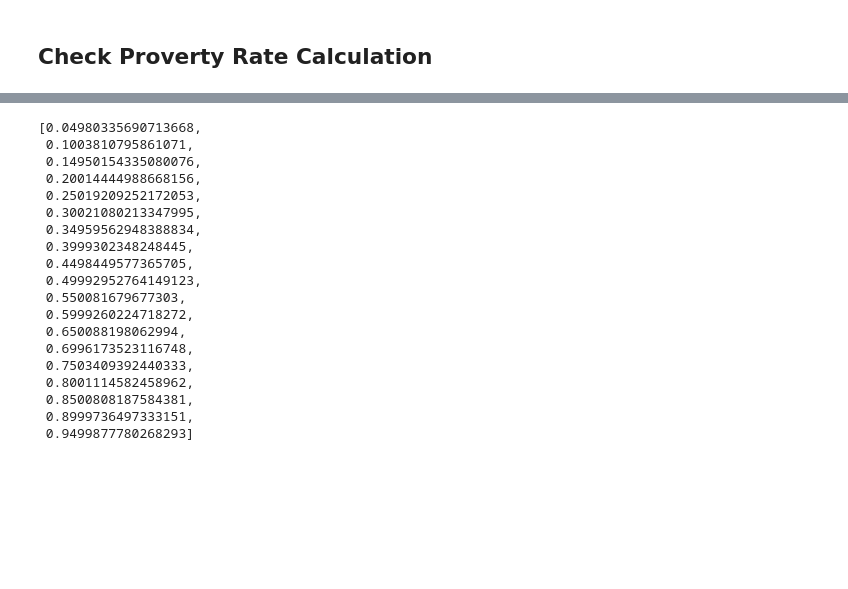
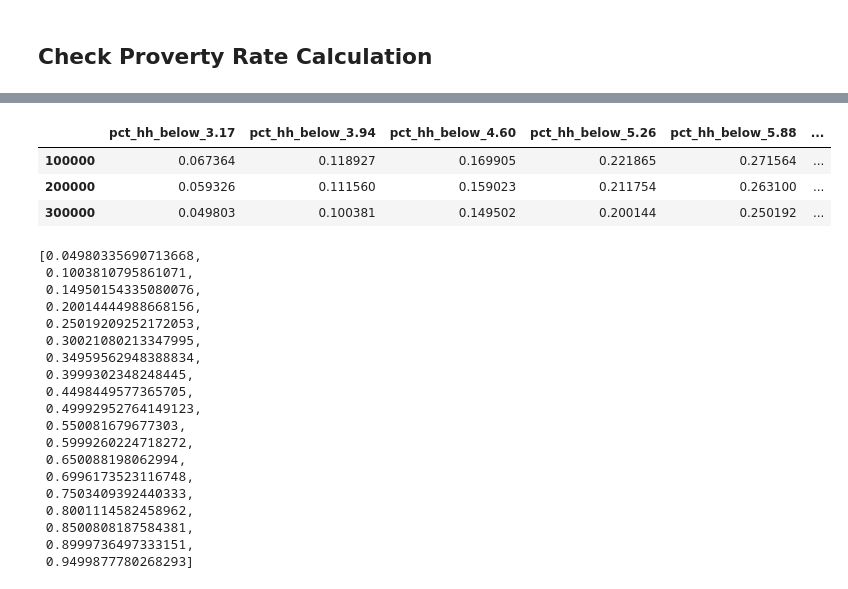
Before and after one commit to mj-datalab/poverty-prediction-challenge, a Jupyter notebook: notebooks/benchmark_analysis.ipynb, the cells around one changed output, grey strips where cells are left out. Cells and saved outputs as stored; diff of their text form; code cells hidden in the pictures; blank space fills up the shorter version.

```diff
--- a/notebooks/benchmark_analysis.ipynb
+++ b/notebooks/benchmark_analysis.ipynb
@@ -160,3 +139,12 @@ array([24.041319 , 11.341756 , 10.10327  , ...,  3.3191581,  6.0887389,
+# %%
+df = df.set_index(hh_data["survey_id"].unique())
+# %%
+df.head()
+# %% [output]
+|  | pct_hh_below_3.17 | pct_hh_below_3.94 | pct_hh_below_4.60 | pct_hh_below_5.26 | pct_hh_below_5.88 | ... |
+| 100000 | 0.067364 | 0.118927 | 0.169905 | 0.221865 | 0.271564 | ... |
+| 200000 | 0.059326 | 0.111560 | 0.159023 | 0.211754 | 0.263100 | ... |
+| 300000 | 0.049803 | 0.100381 | 0.149502 | 0.200144 | 0.250192 | ... |
 # %%
 percentages
 # %% [output]
```
Also changed, not shown: parts of 5 cells of this notebook.
